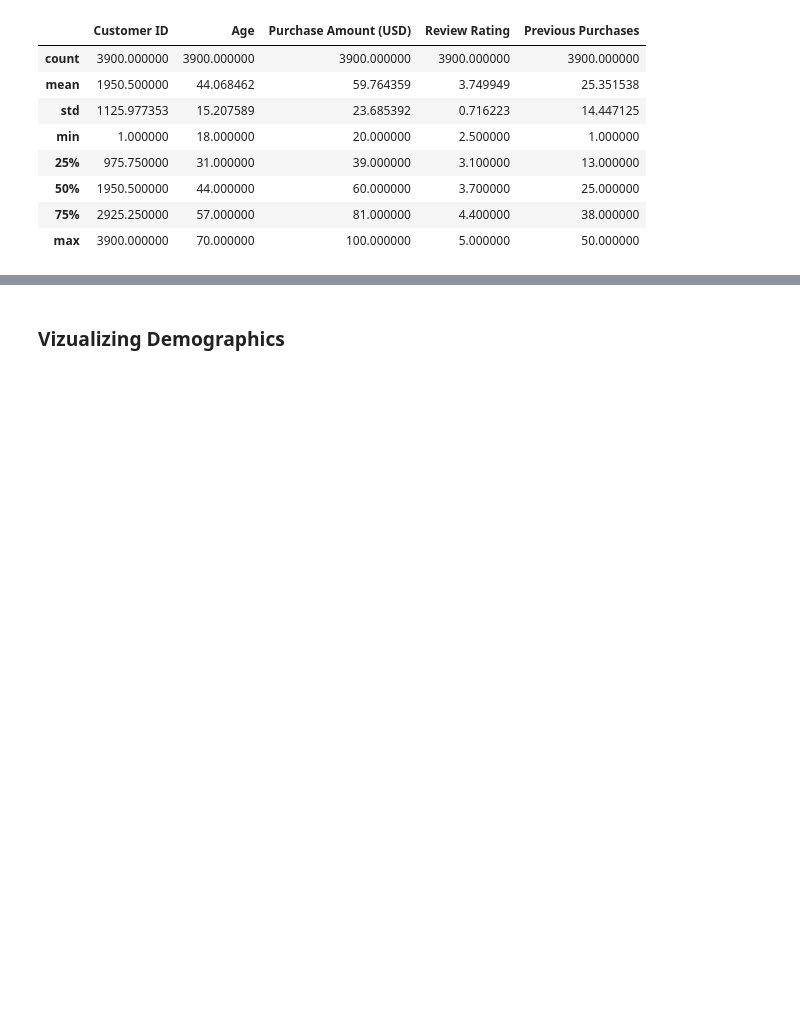
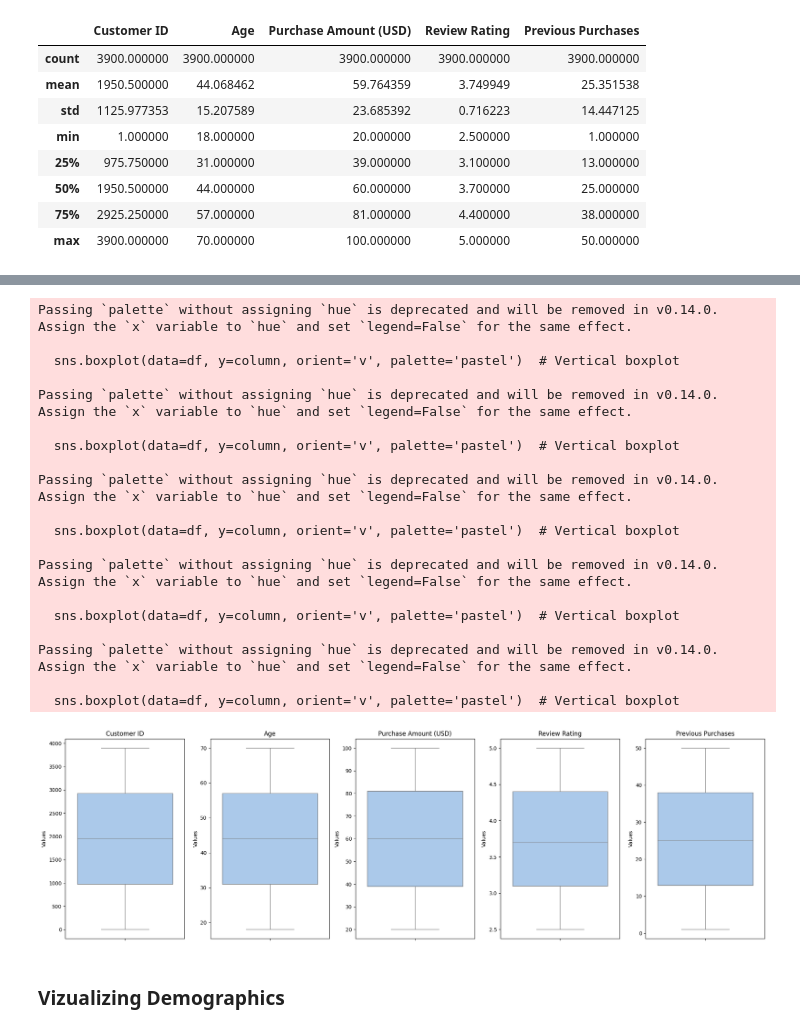
Before and after one commit to Lavishajagwani/Customer-Segmentation-And-Prediction, a Jupyter notebook: main.ipynb, the cells around one changed output, grey strips where cells are left out. Saved outputs shown, nothing was run; the diff lists cells and outputs as text; code cells hidden in the pictures; blank space fills up the shorter version.

```diff
--- a/main.ipynb
+++ b/main.ipynb
@@ -65,3 +85,41 @@ df.describe()
+# %%
+#Checking for outliers
+
+# Filter numerical columns
+numerical_columns = df.select_dtypes(include=['number']).columns
+
+# Plot vertical boxplots in a horizontal alignment
+plt.figure(figsize=(len(numerical_columns) * 4, 6))  # Adjust width dynamically
+for i, column in enumerate(numerical_columns):
+    plt.subplot(1, len(numerical_columns), i + 1)  # Subplots in a single row
+    sns.boxplot(data=df, y=column, orient='v', palette='pastel')  # Vertical boxplot
+    plt.title(f'{column}', fontsize=12)
+    plt.ylabel('Values')
+    plt.xlabel('')
+
+plt.tight_layout()  # Adjust layout to prevent overlap
+plt.show()
+# %% [output]
+Passing `palette` without assigning `hue` is deprecated and will be removed in v0.14.0. Assign the `x` variable to `hue` and set `legend=False` for the same effect.
+
+  sns.boxplot(data=df, y=column, orient='v', palette='pastel')  # Vertical boxplot
+
+Passing `palette` without assigning `hue` is deprecated and will be removed in v0.14.0. Assign the `x` variable to `hue` and set `legend=False` for the same effect.
+
+  sns.boxplot(data=df, y=column, orient='v', palette='pastel')  # Vertical boxplot
+
+Passing `palette` without assigning `hue` is deprecated and will be removed in v0.14.0. Assign the `x` variable to `hue` and set `legend=False` for the same effect.
+
+  sns.boxplot(data=df, y=column, orient='v', palette='pastel')  # Vertical boxplot
+
+Passing `palette` without assigning `hue` is deprecated and will be removed in v0.14.0. Assign the `x` variable to `hue` and set `legend=False` for the same effect.
+
+  sns.boxplot(data=df, y=column, orient='v', palette='pastel')  # Vertical boxplot
+
+Passing `palette` without assigning `hue` is deprecated and will be removed in v0.14.0. Assign the `x` variable to `hue` and set `legend=False` for the same effect.
+
+  sns.boxplot(data=df, y=column, orient='v', palette='pastel')  # Vertical boxplot
+[figure, added]
 # %% [markdown]
 ### Vizualizing Demographics
 # %%
```
Also changed, not shown: parts of 17 cells of this notebook.
